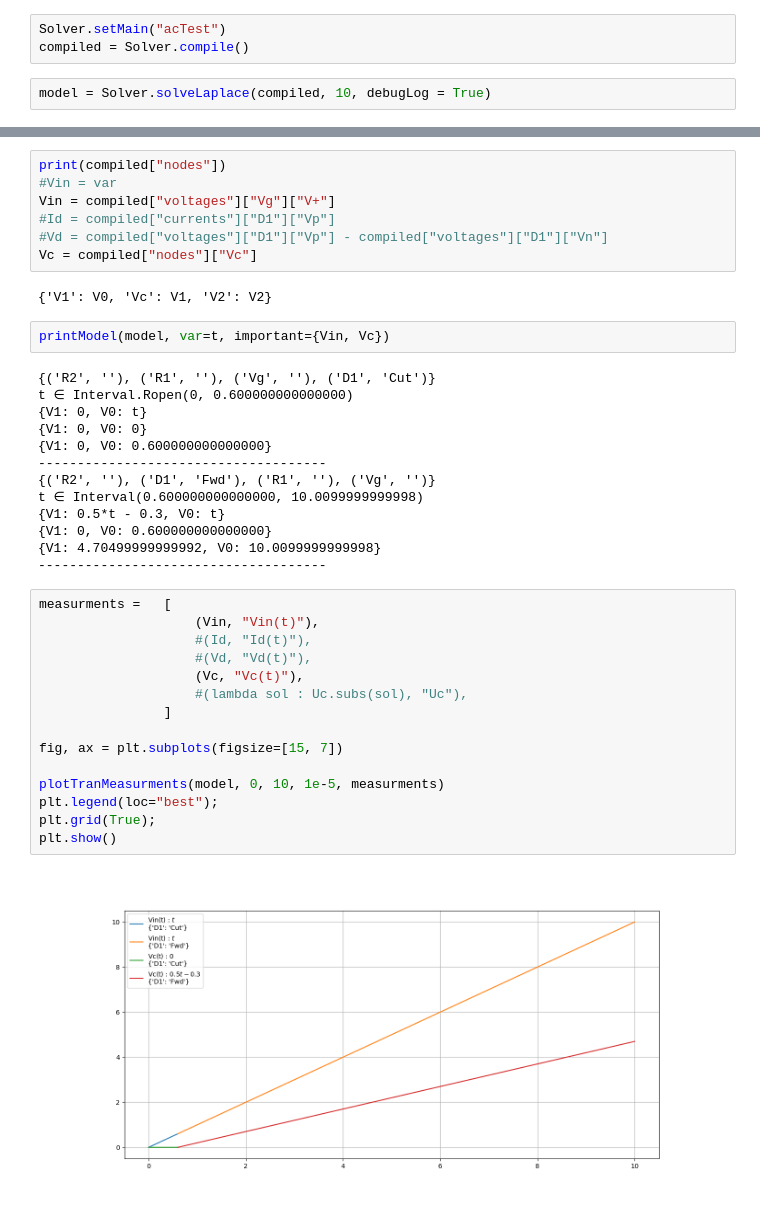
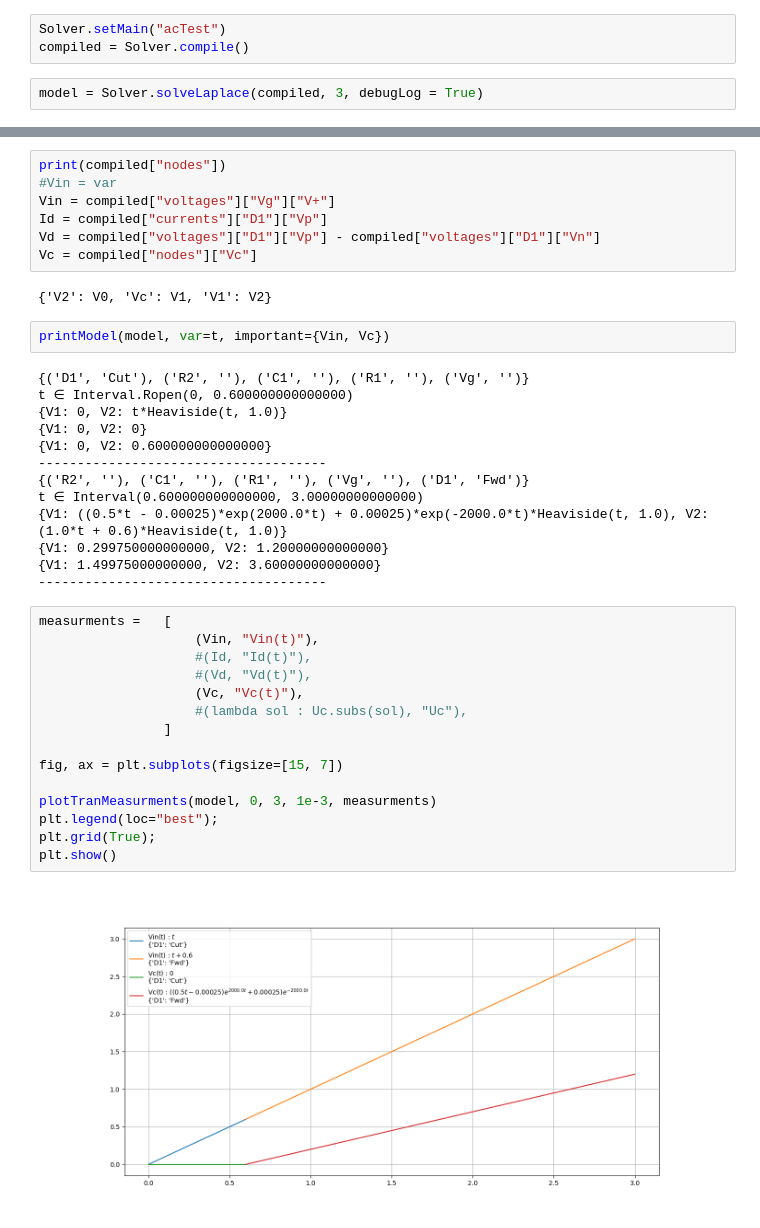
Before and after one commit to Baby1991/Symbolic-Spice, a Jupyter notebook: main.ipynb, the cells around one changed output, grey strips where cells are left out. Cells and saved outputs as stored; diff of their text form.

```diff
--- a/main.ipynb
+++ b/main.ipynb
@@ -82,5 +82,5 @@ smallSignalTest.element(
 Solver.setMain("acTest")
 compiled = Solver.compile()
 # %%
-model = Solver.solveLaplace(compiled, 10, debugLog = True)
+model = Solver.solveLaplace(compiled, 3, debugLog = True)
 # %% [output]
@@ -106,40 +105,40 @@ IndexError: list index out of range
 print(compiled["nodes"])
 #Vin = var
 Vin = compiled["voltages"]["Vg"]["V+"]
-#Id = compiled["currents"]["D1"]["Vp"]
-#Vd = compiled["voltages"]["D1"]["Vp"] - compiled["voltages"]["D1"]["Vn"]
+Id = compiled["currents"]["D1"]["Vp"]
+Vd = compiled["voltages"]["D1"]["Vp"] - compiled["voltages"]["D1"]["Vn"]
 Vc = compiled["nodes"]["Vc"]
 # %% [output]
-{'V1': V0, 'Vc': V1, 'V2': V2}
+{'V2': V0, 'Vc': V1, 'V1': V2}
 # %%
 printModel(model, var=t, important={Vin, Vc})
 # %% [output]
-{('R2', ''), ('R1', ''), ('Vg', ''), ('D1', 'Cut')}
+{('D1', 'Cut'), ('R2', ''), ('C1', ''), ('R1', ''), ('Vg', '')}
 t ∈ Interval.Ropen(0, 0.600000000000000)
-{V1: 0, V0: t}
-{V1: 0, V0: 0}
-{V1: 0, V0: 0.600000000000000}
+{V1: 0, V2: t*Heaviside(t, 1.0)}
+{V1: 0, V2: 0}
+{V1: 0, V2: 0.600000000000000}
 -------------------------------------
-{('R2', ''), ('D1', 'Fwd'), ('R1', ''), ('Vg', '')}
-t ∈ Interval(0.600000000000000, 10.0099999999998)
-{V1: 0.5*t - 0.3, V0: t}
-{V1: 0, V0: 0.600000000000000}
-{V1: 4.70499999999992, V0: 10.0099999999998}
+{('R2', ''), ('C1', ''), ('R1', ''), ('Vg', ''), ('D1', 'Fwd')}
+t ∈ Interval(0.600000000000000, 3.00000000000000)
+{V1: ((0.5*t - 0.00025)*exp(2000.0*t) + 0.00025)*exp(-2000.0*t)*Heaviside(t, 1.0), V2: (1.0*t + 0.6)*Heaviside(t, 1.0)}
+{V1: 0.299750000000000, V2: 1.20000000000000}
+{V1: 1.49975000000000, V2: 3.60000000000000}
 -------------------------------------
 # %%
 measurments =   [
                     (Vin, "Vin(t)"),
                     #(Id, "Id(t)"),
                     #(Vd, "Vd(t)"),
                     (Vc, "Vc(t)"),
                     #(lambda sol : Uc.subs(sol), "Uc"),
                 ]
 
 fig, ax = plt.subplots(figsize=[15, 7])
 
-plotTranMeasurments(model, 0, 10, 1e-5, measurments)
+plotTranMeasurments(model, 0, 3, 1e-3, measurments)
 plt.legend(loc="best");
 plt.grid(True);
 plt.show()
 # %% [output]
-[figure, old version]
+[figure, new version]
```
Also changed, not shown: parts of 4 cells of this notebook, 3 other files.
